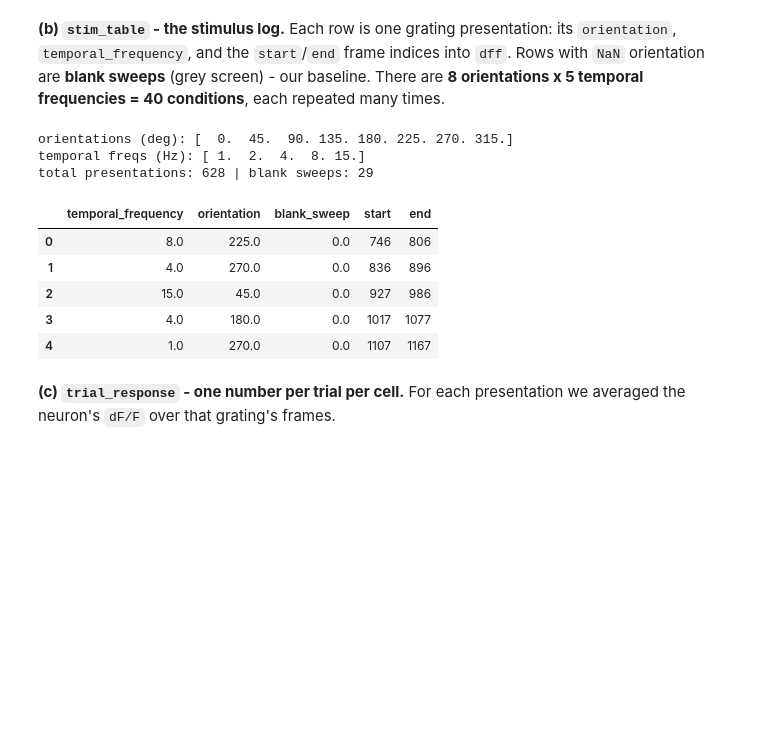
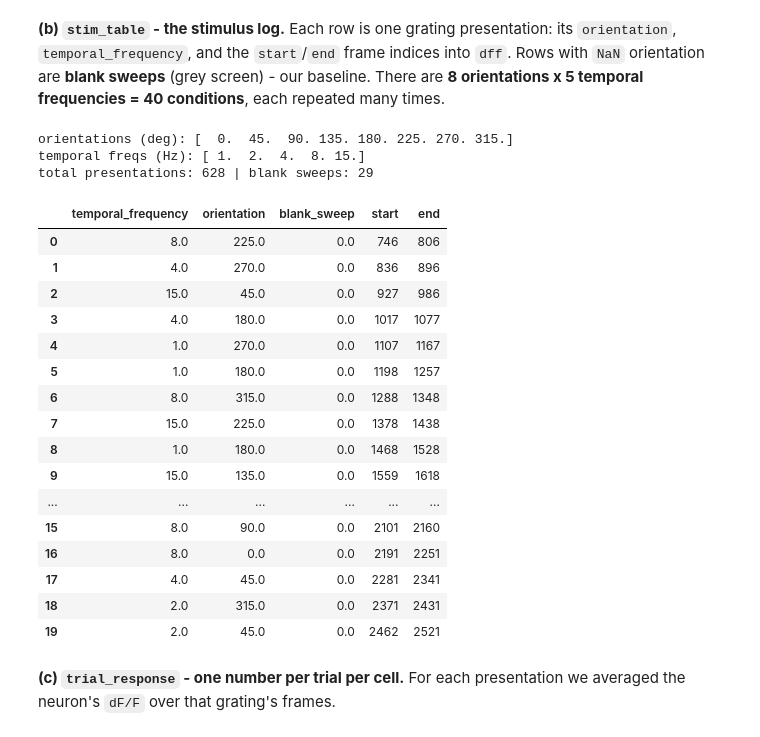
Before and after one commit to zbluee/Predicting_Brain_Regions, a Jupyter notebook: Predicting_Brain_Regions.ipynb, the cells around one changed output. Saved outputs shown, nothing was run; the diff lists cells and outputs as text; code cells hidden in the pictures; blank space fills up the shorter version.

```diff
--- a/Predicting_Brain_Regions.ipynb
+++ b/Predicting_Brain_Regions.ipynb
@@ -208,19 +221,30 @@ plt.title("Cell 0 - full session"); plt.tight_layout(); plt.show()
 # %%
 print("orientations (deg):", np.unique(stim_table.orientation.dropna().values))
 print("temporal freqs (Hz):", np.unique(stim_table.temporal_frequency.dropna().values))
 print("total presentations:", len(stim_table),
       "| blank sweeps:", int(stim_table.orientation.isna().sum()))
-stim_table.head()
+stim_table.head(20)
 # %% [output]
 orientations (deg): [  0.  45.  90. 135. 180. 225. 270. 315.]
 temporal freqs (Hz): [ 1.  2.  4.  8. 15.]
 total presentations: 628 | blank sweeps: 29
 |  | temporal_frequency | orientation | blank_sweep | start | end |
 | 0 | 8.0 | 225.0 | 0.0 | 746 | 806 |
 | 1 | 4.0 | 270.0 | 0.0 | 836 | 896 |
 | 2 | 15.0 | 45.0 | 0.0 | 927 | 986 |
 | 3 | 4.0 | 180.0 | 0.0 | 1017 | 1077 |
 | 4 | 1.0 | 270.0 | 0.0 | 1107 | 1167 |
+| 5 | 1.0 | 180.0 | 0.0 | 1198 | 1257 |
+| 6 | 8.0 | 315.0 | 0.0 | 1288 | 1348 |
+| 7 | 15.0 | 225.0 | 0.0 | 1378 | 1438 |
+| 8 | 1.0 | 180.0 | 0.0 | 1468 | 1528 |
+| 9 | 15.0 | 135.0 | 0.0 | 1559 | 1618 |
+| ... | ... | ... | ... | ... | ... |
+| 15 | 8.0 | 90.0 | 0.0 | 2101 | 2160 |
+| 16 | 8.0 | 0.0 | 0.0 | 2191 | 2251 |
+| 17 | 4.0 | 45.0 | 0.0 | 2281 | 2341 |
+| 18 | 2.0 | 315.0 | 0.0 | 2371 | 2431 |
+| 19 | 2.0 | 45.0 | 0.0 | 2462 | 2521 |
 # %% [markdown]
 **(c) `trial_response` - one number per trial per cell.** For each presentation we averaged the neuron's `dF/F` over that grating's frames.
 # %%
```
Also changed, not shown: parts of 11 cells of this notebook.
